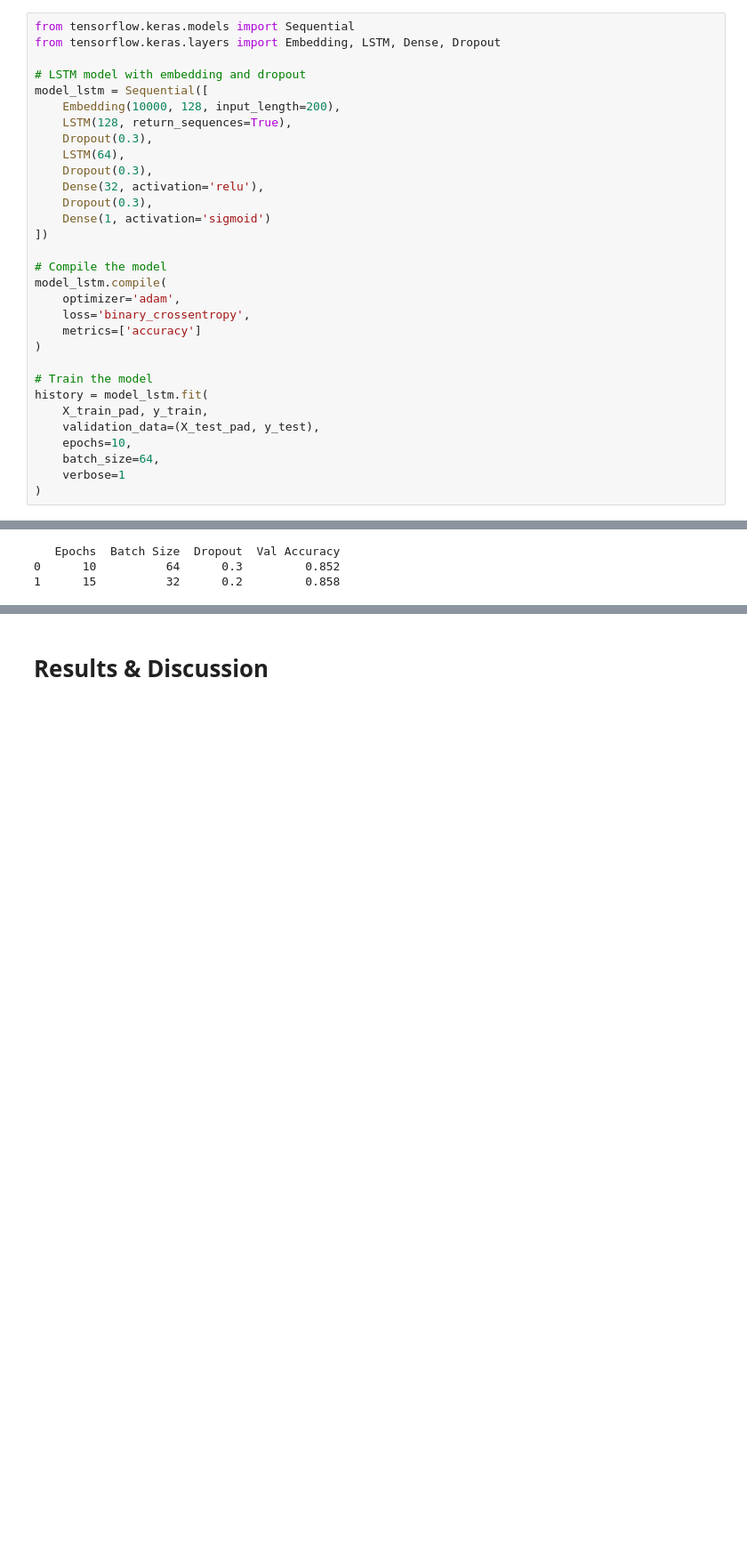
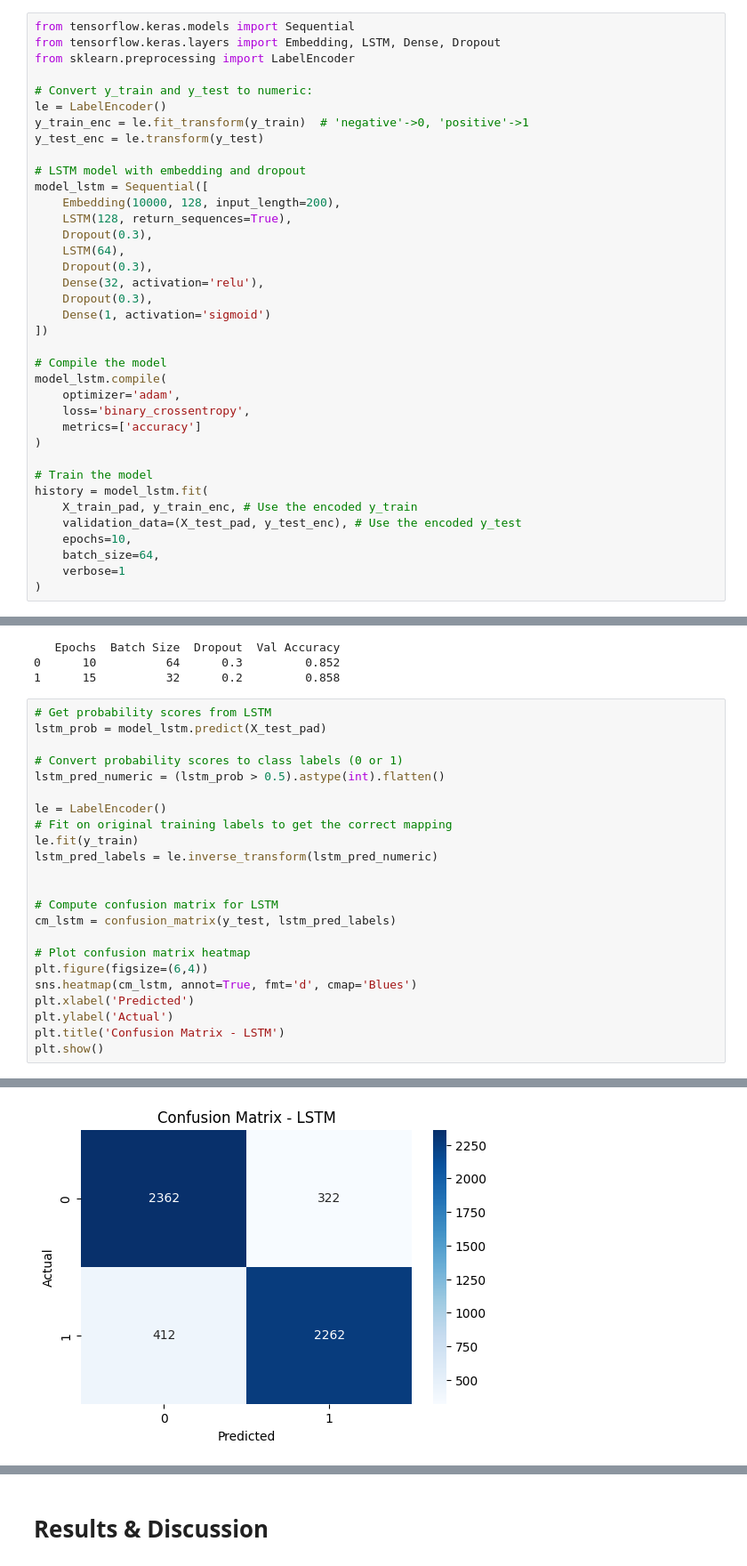
Before and after one commit to Geu-Pro2023/Sentiment_Analysis_Group12, a Jupyter notebook: sentiment_analysis.ipynb, the cells around one changed output, grey strips where cells are left out. Shown at 89% size. Saved outputs shown, nothing was run; the diff lists cells and outputs as text; blank space fills up the shorter version.

```diff
--- a/sentiment_analysis.ipynb
+++ b/sentiment_analysis.ipynb
@@ -511,6 +518,12 @@ Logistic Regression is simple, fast, and works well with TF-IDF features, which
 # %%
 from tensorflow.keras.models import Sequential
 from tensorflow.keras.layers import Embedding, LSTM, Dense, Dropout
+from sklearn.preprocessing import LabelEncoder
+
+# Convert y_train and y_test to numeric:
+le = LabelEncoder()
+y_train_enc = le.fit_transform(y_train)  # 'negative'->0, 'positive'->1
+y_test_enc = le.transform(y_test)
 
 # LSTM model with embedding and dropout
 model_lstm = Sequential([
@@ -533,8 +546,8 @@ model_lstm.compile(
 
 # Train the model
 history = model_lstm.fit(
-    X_train_pad, y_train,
-    validation_data=(X_test_pad, y_test),
+    X_train_pad, y_train_enc, # Use the encoded y_train
+    validation_data=(X_test_pad, y_test_enc), # Use the encoded y_test
     epochs=10,
     batch_size=64,
     verbose=1
@@ -600,3 +613,27 @@ print(lstm_results)
    Epochs  Batch Size  Dropout  Val Accuracy
 0      10          64      0.3         0.852
 1      15          32      0.2         0.858
+# %%
+# Get probability scores from LSTM
+lstm_prob = model_lstm.predict(X_test_pad)
+
+# Convert probability scores to class labels (0 or 1)
+lstm_pred_numeric = (lstm_prob > 0.5).astype(int).flatten()
+
+le = LabelEncoder()
+# Fit on original training labels to get the correct mapping
+le.fit(y_train)
+lstm_pred_labels = le.inverse_transform(lstm_pred_numeric)
+
+
+# Compute confusion matrix for LSTM
+cm_lstm = confusion_matrix(y_test, lstm_pred_labels)
+
+# Plot confusion matrix heatmap
+plt.figure(figsize=(6,4))
+sns.heatmap(cm_lstm, annot=True, fmt='d', cmap='Blues')
+plt.xlabel('Predicted')
+plt.ylabel('Actual')
+plt.title('Confusion Matrix - LSTM')
+plt.show()
+# %% [output]
@@ -602,0 +641 @@ print(lstm_results)
+[figure, added]
```
Also changed, not shown: parts of 25 cells of this notebook.
